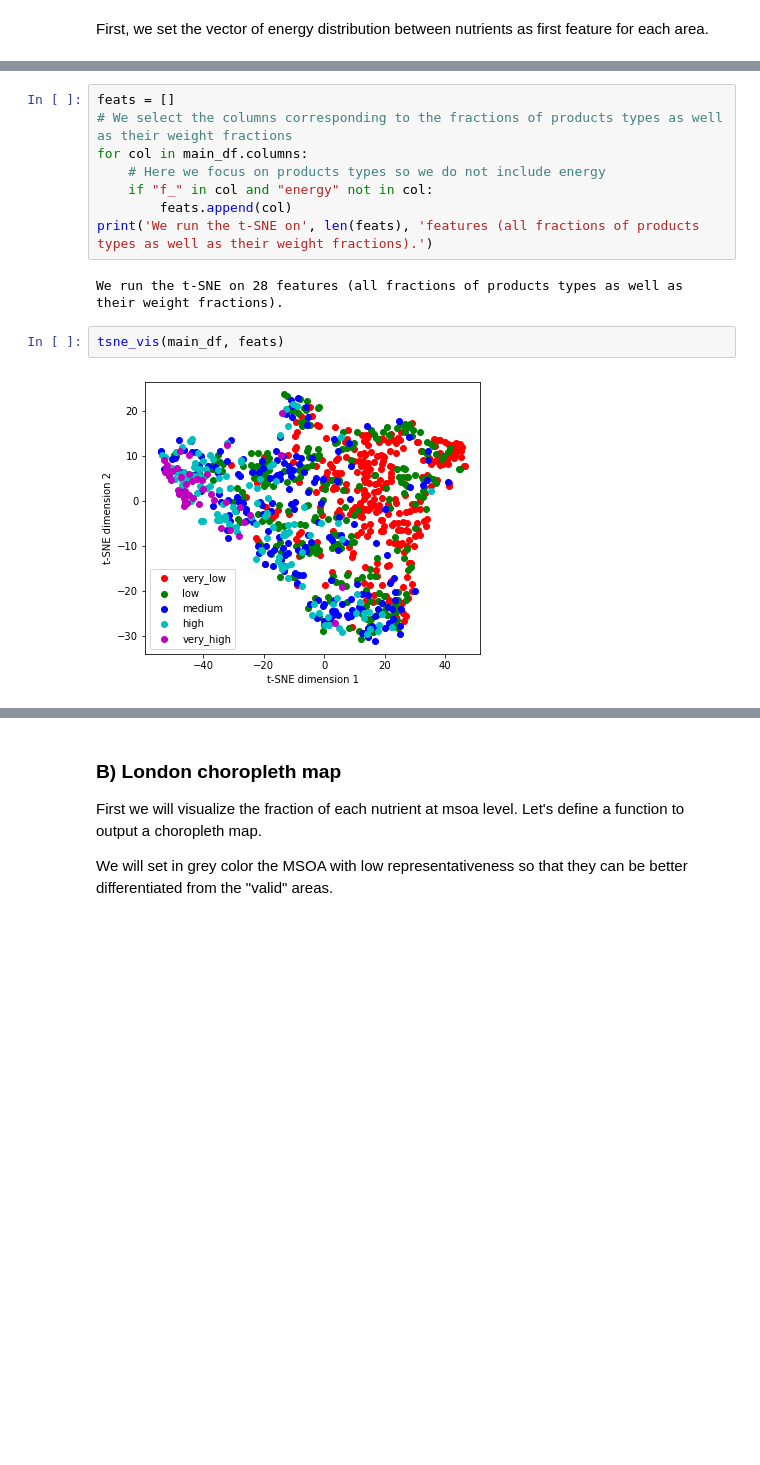
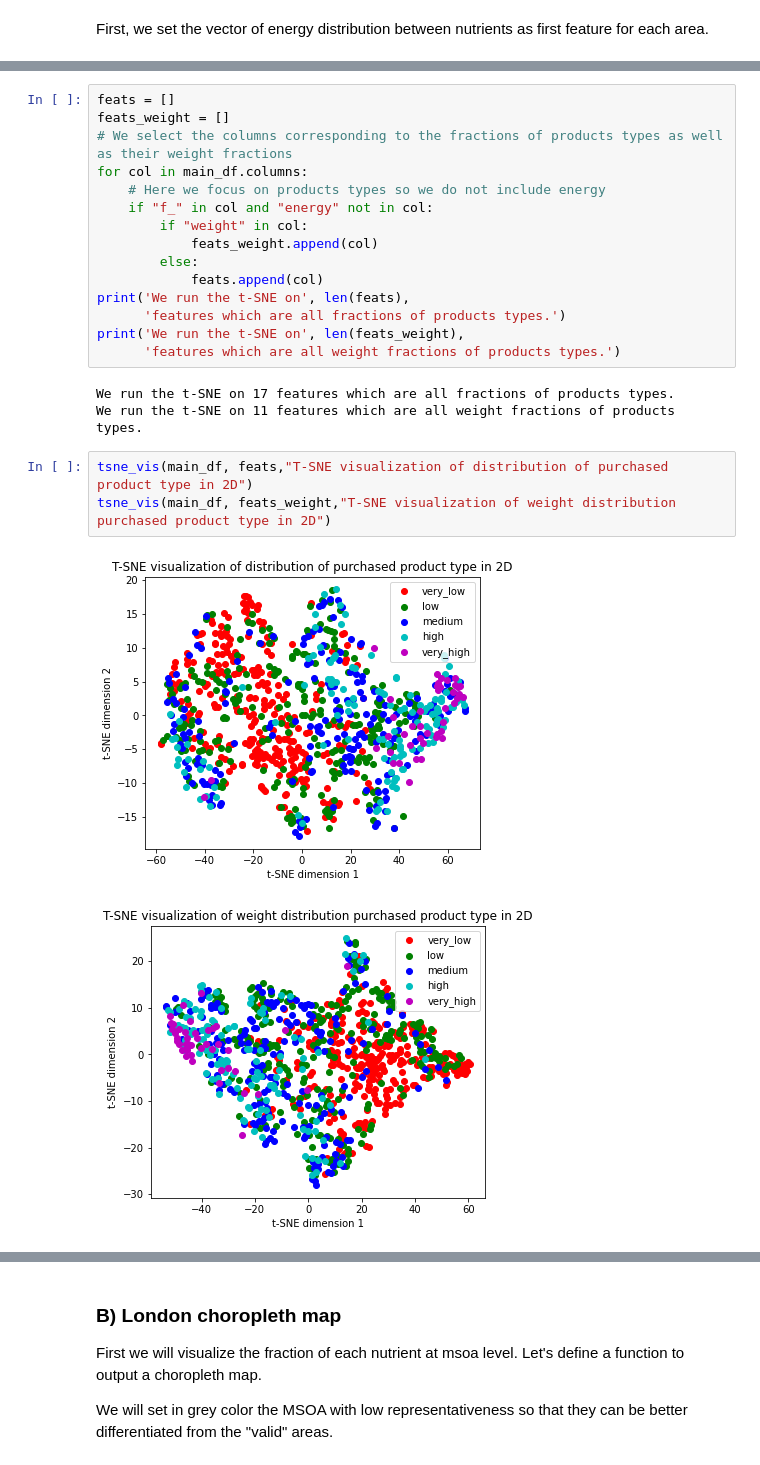
Before and after one commit to epfl-ada/ada-2020-project-milestone-p3-p3_adacadabra, a Jupyter notebook: extension.ipynb, the cells around one changed output, grey strips where cells are left out. Cells and saved outputs as stored; diff of their text form; blank space fills up the shorter version.

```diff
--- a/extension.ipynb
+++ b/extension.ipynb
@@ -268,16 +283,26 @@ Let's try with another feature, the distribution of dishes bought by the custome
 # %%
 feats = []
+feats_weight = []
 # We select the columns corresponding to the fractions of products types as well as their weight fractions
 for col in main_df.columns:
     # Here we focus on products types so we do not include energy
     if "f_" in col and "energy" not in col:
-        feats.append(col)
-print('We run the t-SNE on', len(feats), 'features (all fractions of products types as well as their weight fractions).')
+        if "weight" in col:
+            feats_weight.append(col)
+        else:
+            feats.append(col)
+print('We run the t-SNE on', len(feats),
+      'features which are all fractions of products types.')
+print('We run the t-SNE on', len(feats_weight),
+      'features which are all weight fractions of products types.')
 # %% [output]
-We run the t-SNE on 28 features (all fractions of products types as well as their weight fractions).
+We run the t-SNE on 17 features which are all fractions of products types.
+We run the t-SNE on 11 features which are all weight fractions of products types.
-# %%
-tsne_vis(main_df, feats)
-# %% [output]
-[figure, removed]
+# %%
+tsne_vis(main_df, feats,"T-SNE visualization of distribution of purchased product type in 2D")
+tsne_vis(main_df, feats_weight,"T-SNE visualization of weight distribution purchased product type in 2D")
+# %% [output]
+[figure, added]
+[figure, added]
 # %% [markdown]
 Again the clustering effect is only not very visible for non-extreme classes
```
Also changed, not shown: parts of 21 cells of this notebook.
